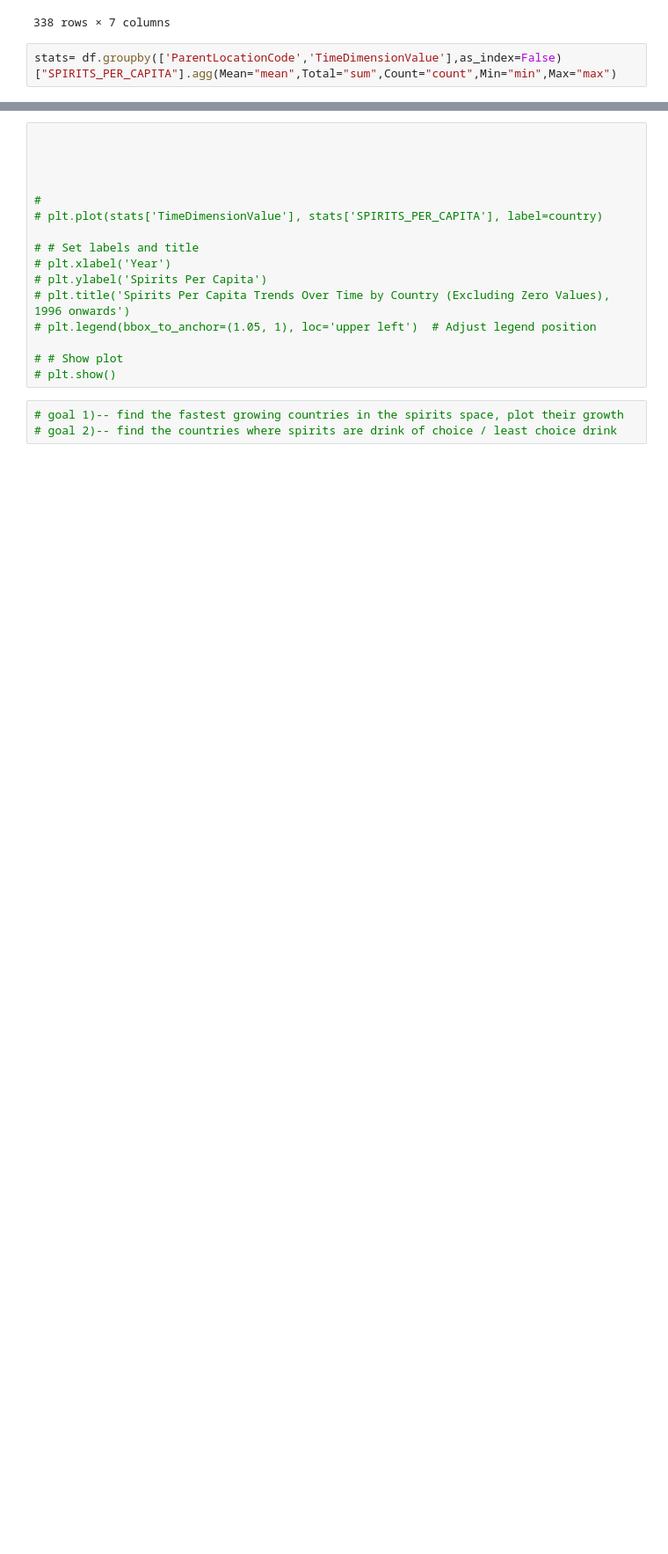
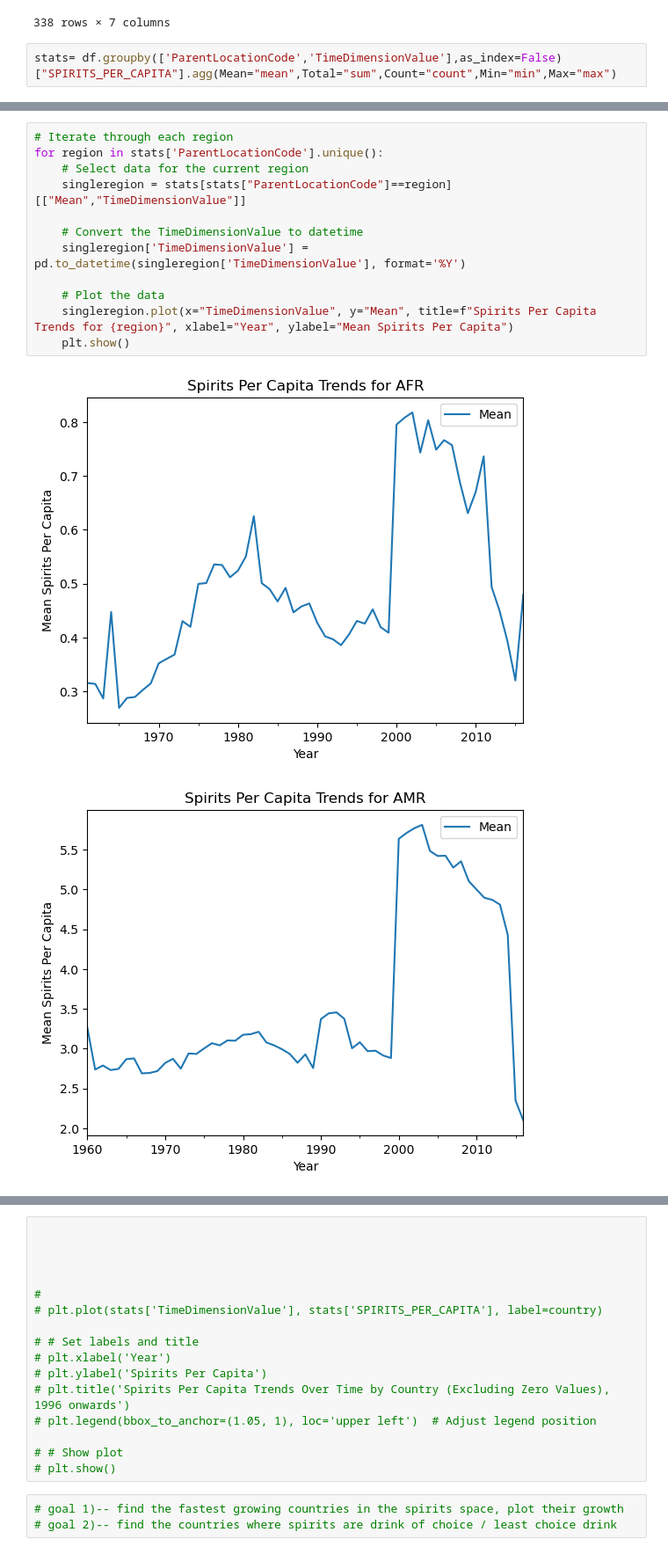
Before and after one commit to ThePennyGoblin/SMU_BootCamp_-Project_1, a Jupyter notebook: WHO Data API/Scratpad_Analysis.ipynb, the cells around one changed output, grey strips where cells are left out. Shown at 88% size. Cells and saved outputs as stored; diff of their text form; blank space fills up the shorter version.

```diff
--- a/WHO Data API/Scratpad_Analysis.ipynb
+++ b/WHO Data API/Scratpad_Analysis.ipynb
@@ -140,0 +213,15 @@ plt.show()
+# %%
+# Iterate through each region
+for region in stats['ParentLocationCode'].unique():
+    # Select data for the current region
+    singleregion = stats[stats["ParentLocationCode"]==region][["Mean","TimeDimensionValue"]]
+
+    # Convert the TimeDimensionValue to datetime
+    singleregion['TimeDimensionValue'] = pd.to_datetime(singleregion['TimeDimensionValue'], format='%Y')
+
+    # Plot the data
+    singleregion.plot(x="TimeDimensionValue", y="Mean", title=f"Spirits Per Capita Trends for {region}", xlabel="Year", ylabel="Mean Spirits Per Capita")
+    plt.show()
+# %% [output]
+[figure, added]
+[figure, added]
```
Also changed, not shown: parts of 16 cells of this notebook.
